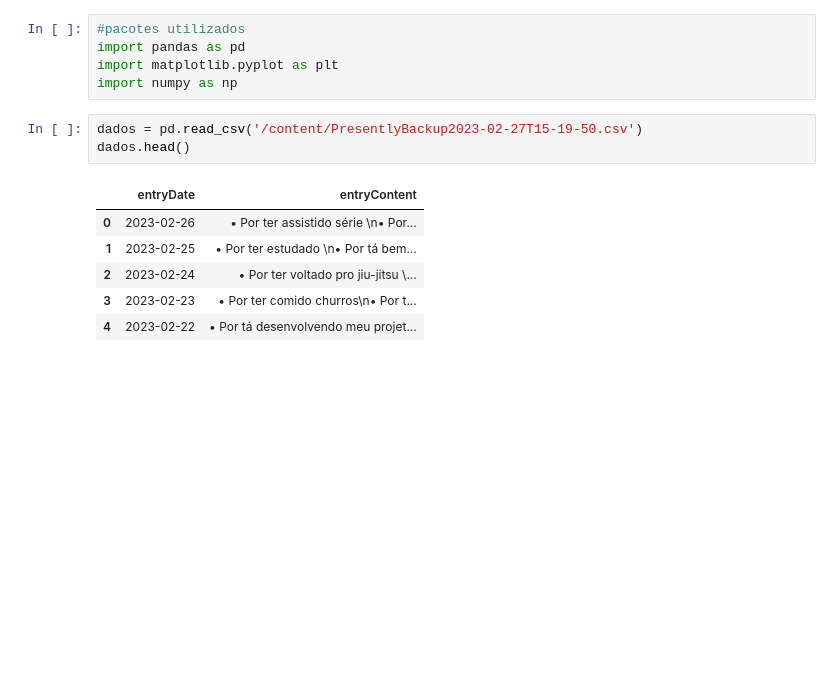
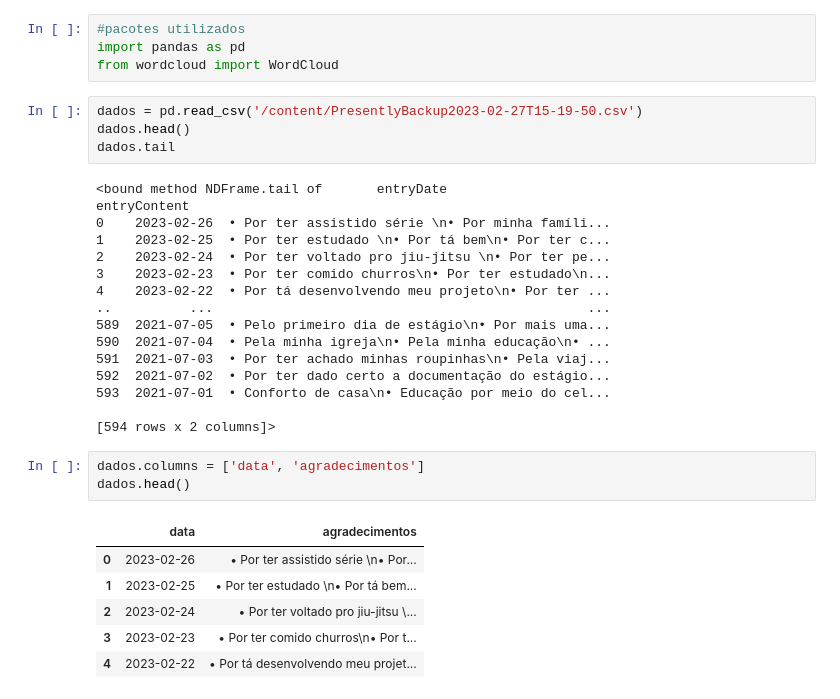
Before and after one commit to raiannysoares/nuvem_de_agradecimentos, a Jupyter notebook: analise_agradecimento.ipynb, the cells around one changed output. Saved outputs shown, nothing was run; the diff lists cells and outputs as text; blank space fills up the shorter version.

```diff
--- a/analise_agradecimento.ipynb
+++ b/analise_agradecimento.ipynb
@@ -3,15 +3,33 @@
 # %%
 #pacotes utilizados
 import pandas as pd
-import matplotlib.pyplot as plt
-import numpy as np
+from wordcloud import WordCloud
 # %%
 dados = pd.read_csv('/content/PresentlyBackup2023-02-27T15-19-50.csv')
 dados.head()
+dados.tail
 # %% [output]
-|  | entryDate | entryContent |
-| 0 | 2023-02-26 | • Por ter assistido série \n• Por... |
-| 1 | 2023-02-25 | • Por ter estudado \n• Por tá bem... |
-| 2 | 2023-02-24 | • Por ter voltado pro jiu-jitsu \... |
-| 3 | 2023-02-23 | • Por ter comido churros\n• Por t... |
-| 4 | 2023-02-22 | • Por tá desenvolvendo meu projet... |
+<bound method NDFrame.tail of       entryDate                                       entryContent
+0    2023-02-26  • Por ter assistido série \n• Por minha famíli...
+1    2023-02-25  • Por ter estudado \n• Por tá bem\n• Por ter c...
+2    2023-02-24  • Por ter voltado pro jiu-jitsu \n• Por ter pe...
+3    2023-02-23  • Por ter comido churros\n• Por ter estudado\n...
+4    2023-02-22  • Por tá desenvolvendo meu projeto\n• Por ter ...
+..          ...                                                ...
+589  2021-07-05  • Pelo primeiro dia de estágio\n• Por mais uma...
+590  2021-07-04  • Pela minha igreja\n• Pela minha educação\n• ...
+591  2021-07-03  • Por ter achado minhas roupinhas\n• Pela viaj...
+592  2021-07-02  • Por ter dado certo a documentação do estágio...
+593  2021-07-01  • Conforto de casa\n• Educação por meio do cel...
+
+[594 rows x 2 columns]>
+# %%
+dados.columns = ['data', 'agradecimentos']
+dados.head()
+# %% [output]
+|  | data | agradecimentos |
+| 0 | 2023-02-26 | • Por ter assistido série \n• Por... |
+| 1 | 2023-02-25 | • Por ter estudado \n• Por tá bem... |
+| 2 | 2023-02-24 | • Por ter voltado pro jiu-jitsu \... |
+| 3 | 2023-02-23 | • Por ter comido churros\n• Por t... |
+| 4 | 2023-02-22 | • Por tá desenvolvendo meu projet... |
```
Also changed, not shown: parts of 5 cells of this notebook.
